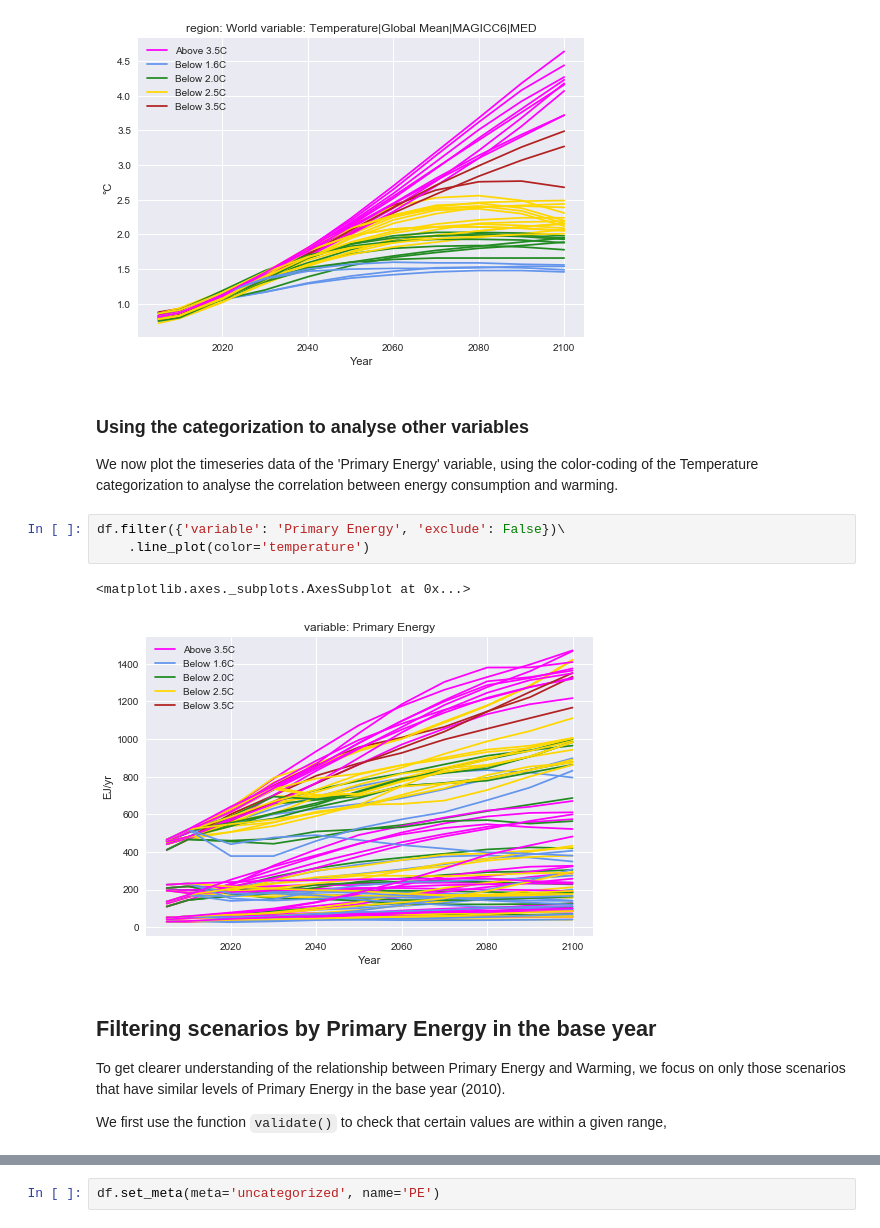
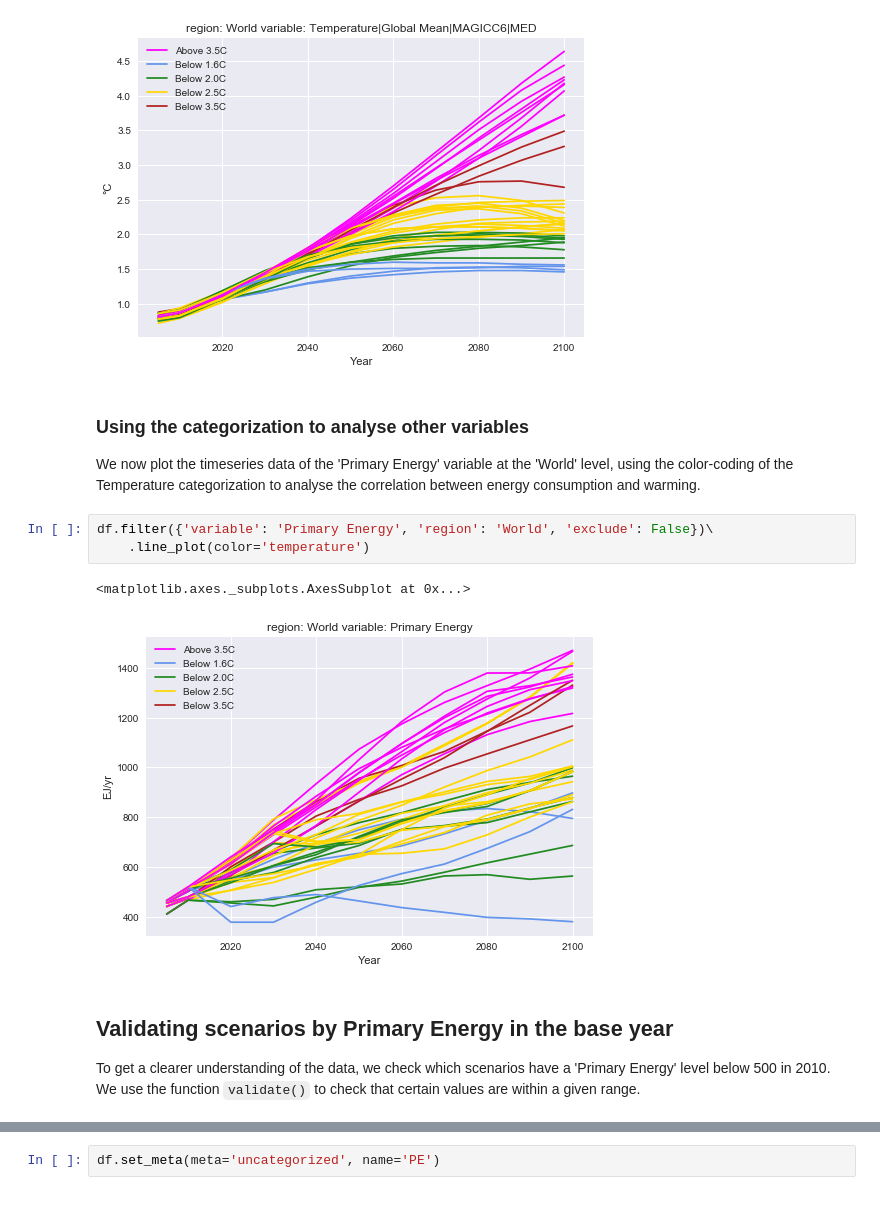
Before and after one commit to danielhuppmann/ene-present.github.io, a Jupyter notebook: openmod-zurich2018/pyam-openmod_zurich2018.ipynb, the cells around one changed output, grey strips where cells are left out. Cells and saved outputs as stored; diff of their text form.

```diff
--- a/openmod-zurich2018/pyam-openmod_zurich2018.ipynb
+++ b/openmod-zurich2018/pyam-openmod_zurich2018.ipynb
@@ -251,16 +251,14 @@ df.filter({'variable': v, 'exclude': False})\
 [figure]
 # %% [markdown]
 ### Using the categorization to analyse other variables
-We now plot the timeseries data of the 'Primary Energy' variable, using the color-coding of the Temperature categorization to analyse the correlation between energy consumption and warming.
+We now plot the timeseries data of the 'Primary Energy' variable at the 'World' level, using the color-coding of the Temperature categorization to analyse the correlation between energy consumption and warming.
 # %%
-df.filter({'variable': 'Primary Energy', 'exclude': False})\
+df.filter({'variable': 'Primary Energy', 'region': 'World', 'exclude': False})\
     .line_plot(color='temperature')
 # %% [output]
 <matplotlib.axes._subplots.AxesSubplot at 0x...>
-[figure, old version]
+[figure, new version]
 # %% [markdown]
-## Filtering scenarios by Primary Energy in the base year
-To get clearer understanding of the relationship between Primary Energy and Warming, we focus on only those scenarios that have similar levels of Primary Energy in the base year (2010).
-
-We first use the function `validate()` to check that certain values are within a given range,
+## Validating scenarios by Primary Energy in the base year
+To get a clearer understanding of the data, we check which scenarios have a 'Primary Energy' level below 500 in 2010. We use the function `validate()` to check that certain values are within a given range.
 # %%
```
Also changed, not shown: parts of 2 cells of this notebook, 1 other file.
